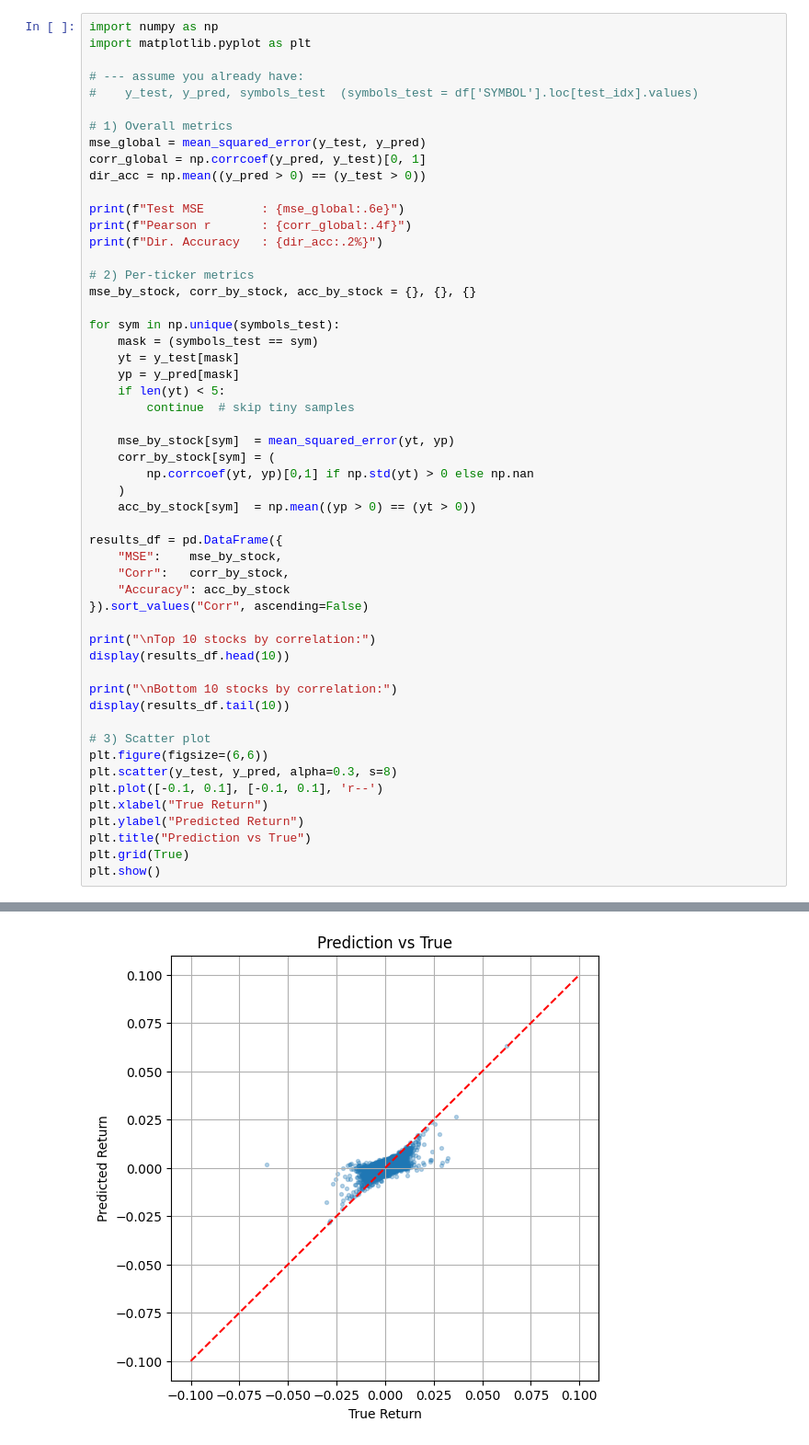
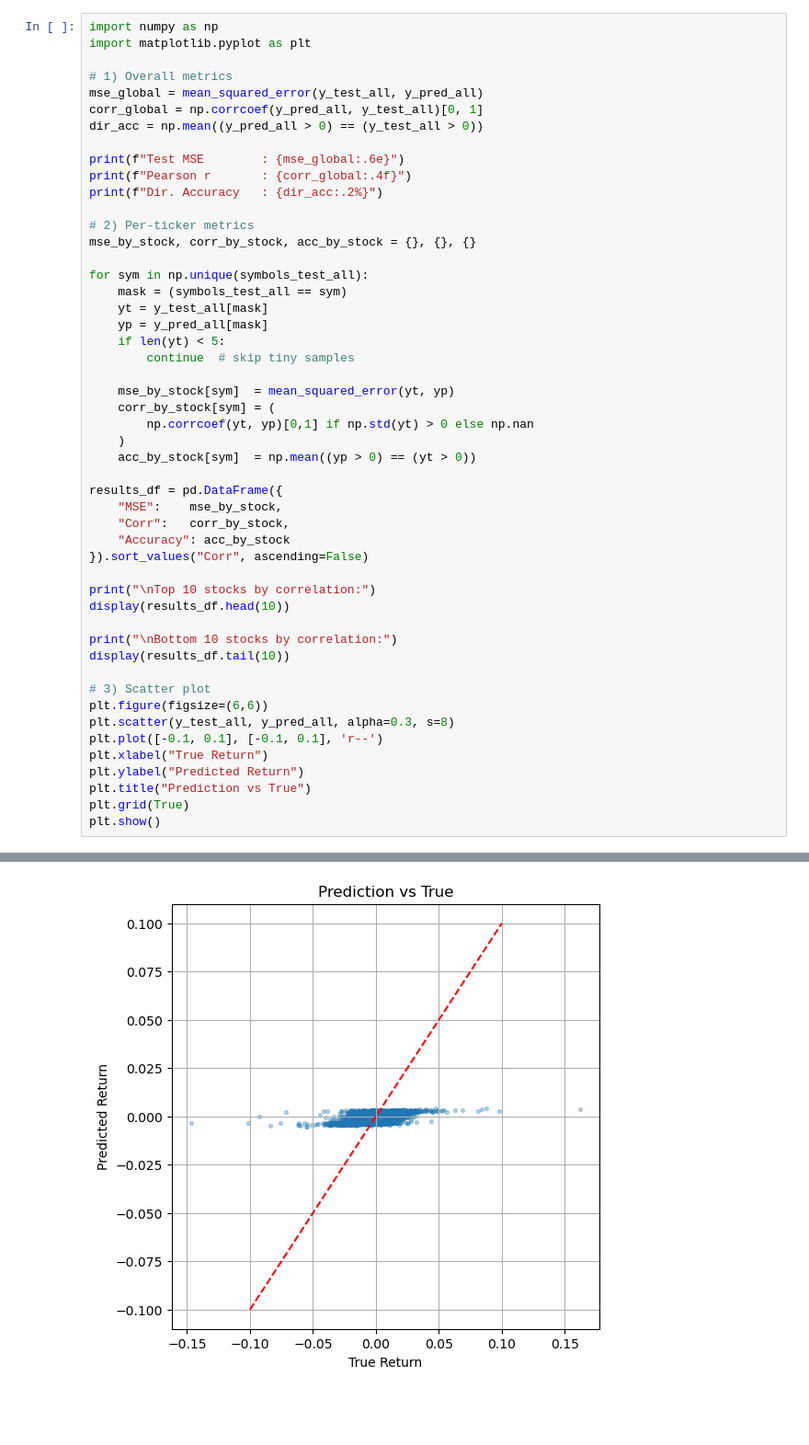
Before and after one commit to arthurdhonneur7/ML_finance_project, a Jupyter notebook: workspaces/modele_classique.ipynb, the cells around one changed output, grey strips where cells are left out. Shown: that part at 92% size. Cells and saved outputs as stored; diff of their text form; blank space fills up the shorter version.

```diff
--- a/workspaces/modele_classique.ipynb
+++ b/workspaces/modele_classique.ipynb
@@ -68,13 +104,10 @@ R² : 0.3123282285275514
 import numpy as np
 import matplotlib.pyplot as plt
 
-# --- assume you already have:
-#    y_test, y_pred, symbols_test  (symbols_test = df['SYMBOL'].loc[test_idx].values)
-
 # 1) Overall metrics
-mse_global = mean_squared_error(y_test, y_pred)
-corr_global = np.corrcoef(y_pred, y_test)[0, 1]
-dir_acc = np.mean((y_pred > 0) == (y_test > 0))
+mse_global = mean_squared_error(y_test_all, y_pred_all)
+corr_global = np.corrcoef(y_pred_all, y_test_all)[0, 1]
+dir_acc = np.mean((y_pred_all > 0) == (y_test_all > 0))
 
 print(f"Test MSE        : {mse_global:.6e}")
 print(f"Pearson r       : {corr_global:.4f}")
@@ -83,10 +116,10 @@ print(f"Dir. Accuracy   : {dir_acc:.2%}")
 # 2) Per-ticker metrics
 mse_by_stock, corr_by_stock, acc_by_stock = {}, {}, {}
 
-for sym in np.unique(symbols_test):
-    mask = (symbols_test == sym)
-    yt = y_test[mask]
-    yp = y_pred[mask]
+for sym in np.unique(symbols_test_all):
+    mask = (symbols_test_all == sym)
+    yt = y_test_all[mask]
+    yp = y_pred_all[mask]
     if len(yt) < 5:
         continue  # skip tiny samples
 
@@ -110,7 +143,7 @@ display(results_df.tail(10))
 
 # 3) Scatter plot
 plt.figure(figsize=(6,6))
-plt.scatter(y_test, y_pred, alpha=0.3, s=8)
+plt.scatter(y_test_all, y_pred_all, alpha=0.3, s=8)
 plt.plot([-0.1, 0.1], [-0.1, 0.1], 'r--')
 plt.xlabel("True Return")
 plt.ylabel("Predicted Return")
@@ -149,2 +182,2 @@ Bottom 10 stocks by correlation:
-[figure, old version]
+[figure, new version]
 # %%
```
Also changed, not shown: parts of 3 cells of this notebook.
